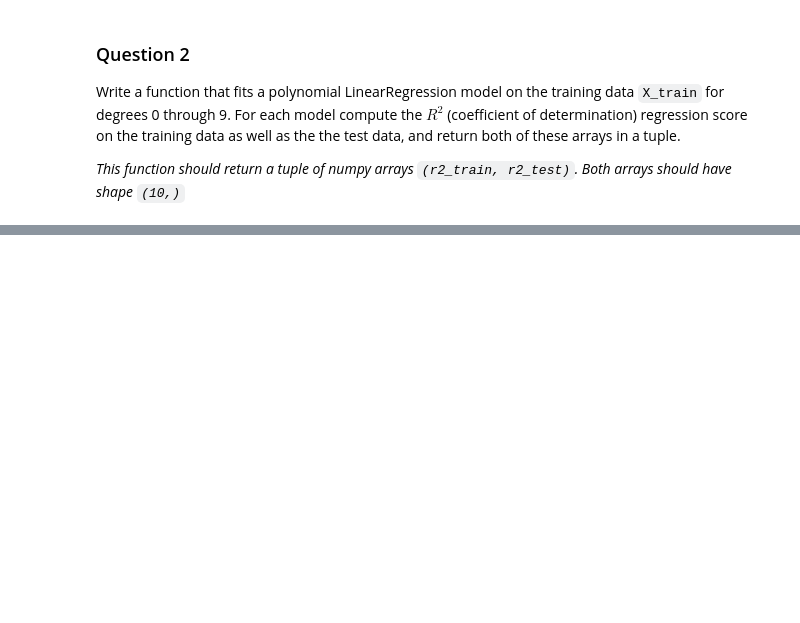
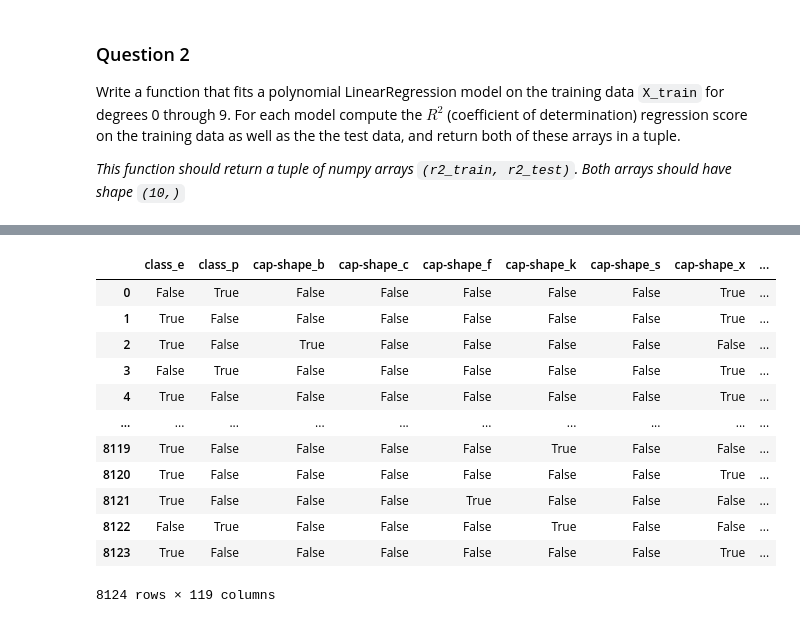
Before and after one commit to mrioshe/AppliedDataScienceWithPython, a Jupyter notebook: AppliedMachineLearninginPython/assignment2.ipynb, the cells around one changed output, grey strips where cells are left out. Drawn from its saved outputs; the diff is of its cells as text; code cells hidden in the pictures; blank space fills up the shorter version.

```diff
--- a/AppliedMachineLearninginPython/assignment2.ipynb
+++ b/AppliedMachineLearninginPython/assignment2.ipynb
@@ -98,0 +232,16 @@ def answer_two():
+# %%
+mush_df2
+# %% [output]
+|  | class_e | class_p | cap-shape_b | cap-shape_c | cap-shape_f | cap-shape_k | cap-shape_s | cap-shape_x | ... |
+| 0 | False | True | False | False | False | False | False | True | ... |
+| 1 | True | False | False | False | False | False | False | True | ... |
+| 2 | True | False | True | False | False | False | False | False | ... |
+| 3 | False | True | False | False | False | False | False | True | ... |
+| 4 | True | False | False | False | False | False | False | True | ... |
+| ... | ... | ... | ... | ... | ... | ... | ... | ... | ... |
+| 8119 | True | False | False | False | False | True | False | False | ... |
+| 8120 | True | False | False | False | False | False | False | True | ... |
+| 8121 | True | False | False | False | True | False | False | False | ... |
+| 8122 | False | True | False | False | False | True | False | False | ... |
+| 8123 | True | False | False | False | False | False | False | True | ... |
+8124 rows × 119 columns
```
Also changed, not shown: parts of 15 cells of this notebook, 1 other file.
